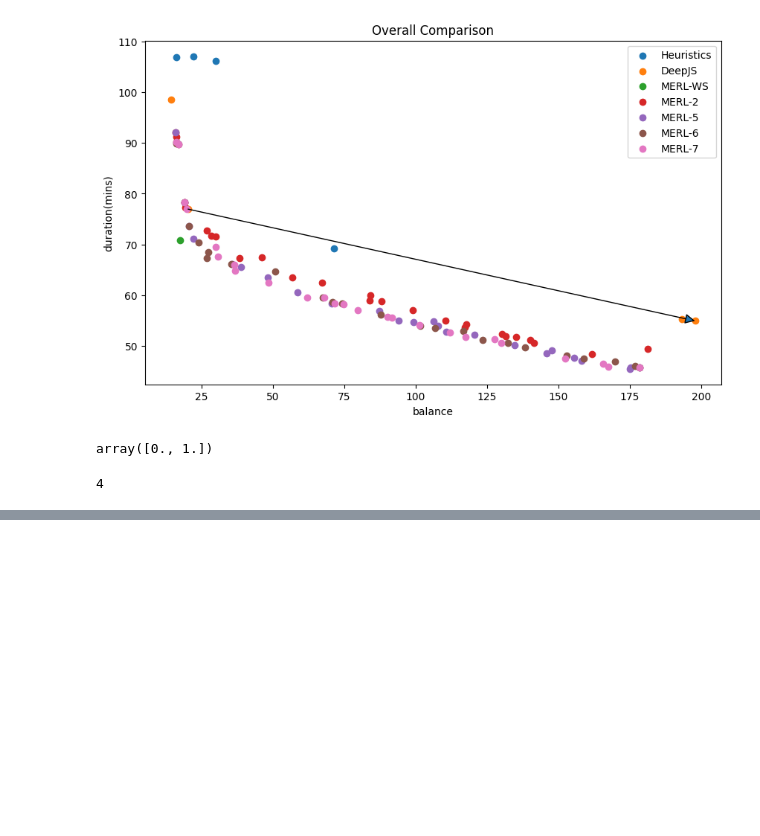
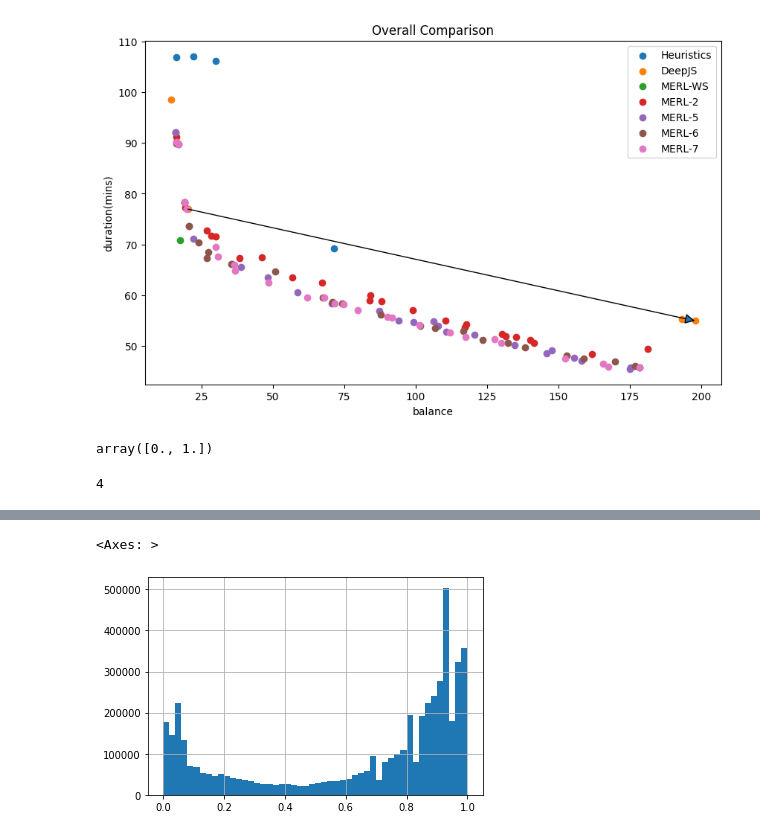
Before and after one commit to zlaom/MERL-LB, a Jupyter notebook: analysis.ipynb, the cells around one changed output, grey strips where cells are left out. Cells and saved outputs as stored; diff of their text form; code cells hidden in the pictures; blank space fills up the shorter version.

```diff
--- a/analysis.ipynb
+++ b/analysis.ipynb
@@ -463,0 +551,5 @@ random.randint(0,10)
+# %%
+terminated_data['real_cpu_avg'].hist(bins=50) # 映射到0-10
+# %% [output]
+<Axes: >
+[figure, added]
```
Also changed, not shown: parts of 21 cells of this notebook, 3 other files.
